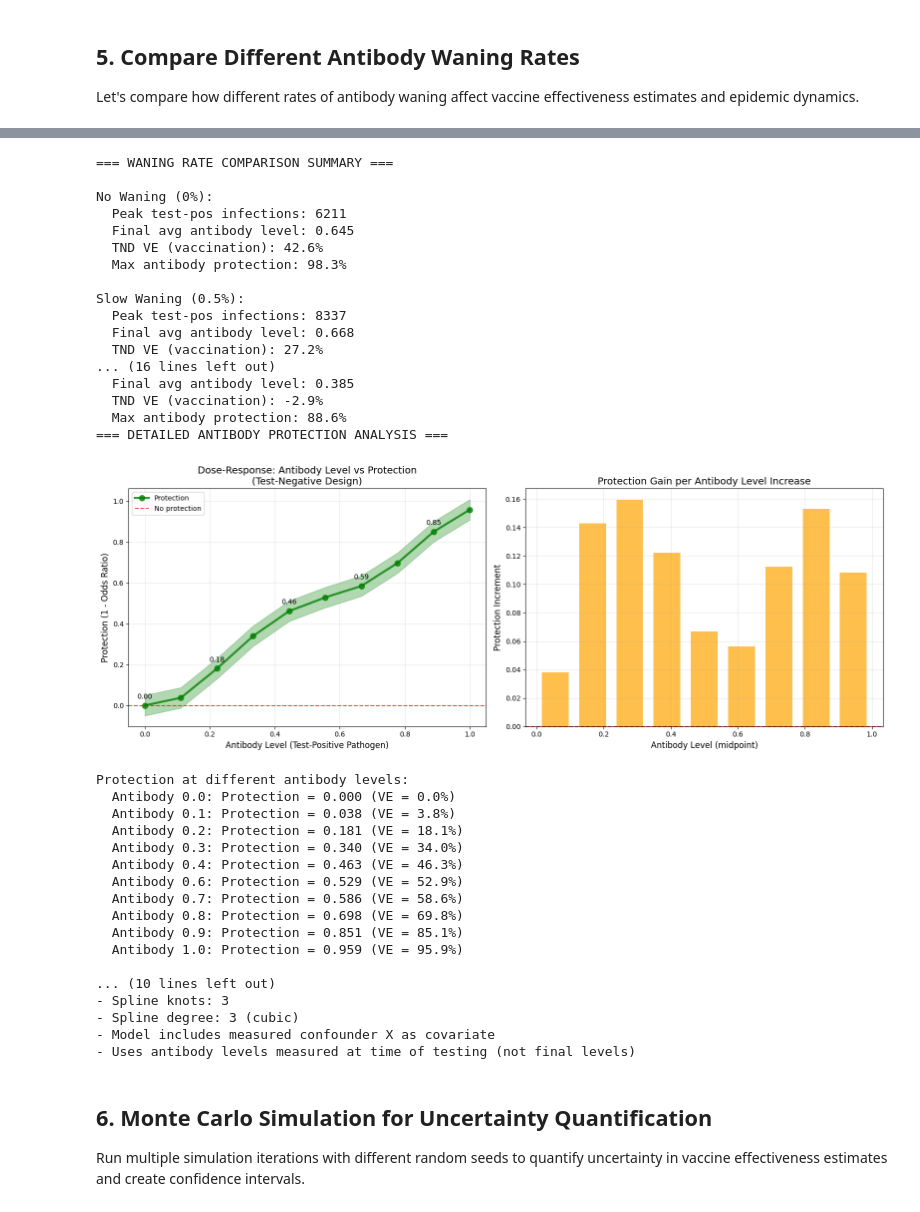
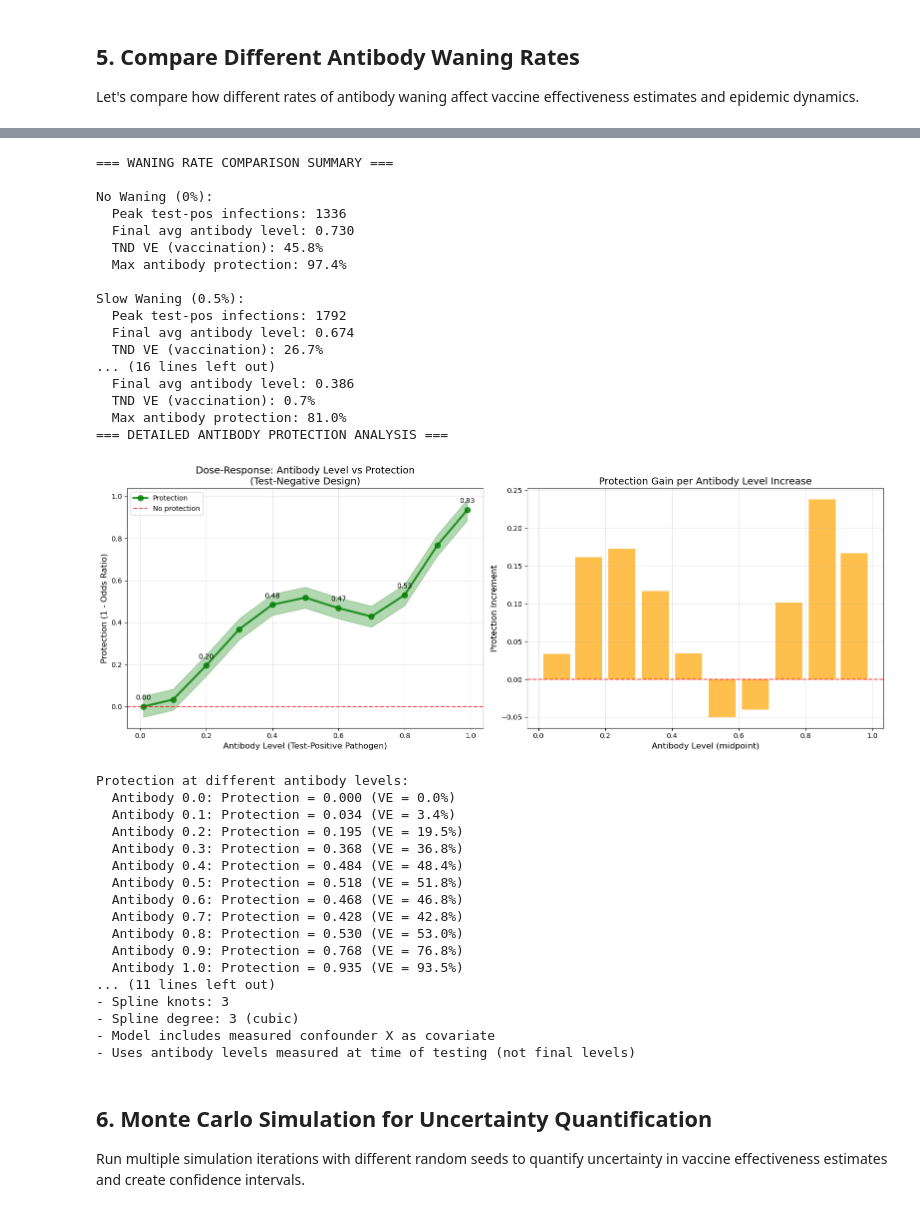
Before and after one commit to boyercb/antibody-tnd, a Jupyter notebook: test_negative_antibody_simulation.ipynb, the cells around one changed output, grey strips where cells are left out. Cells and saved outputs as stored; diff of their text form; code cells hidden in the pictures.

```diff
--- a/test_negative_antibody_simulation.ipynb
+++ b/test_negative_antibody_simulation.ipynb
@@ -60,7 +62,7 @@ Define the default parameters for our test-negative design simulation, including
 # %%
 # Default simulation parameters
 PARAMS = {
-    'num_nodes': 50000,                     # Size of the population
+    'num_nodes': 10000,                     # Size of the population
     'edges_per_node': 10,                   # Average connections per person
     'infection_prob': (0.03, 0.04),        # Base infection probabilities (test_neg, test_pos)
     'recovery_prob': (0.15, 0.15),         # Recovery probabilities per time step
@@ -70,9 +72,10 @@ PARAMS = {
     'steps': 60,                          # Number of time steps to simulate
 
     # Antibody parameters
-    'antibody_max_vacc': 1,              # Maximum antibody level from vaccination
-    'antibody_max_inf': 1,               # Maximum antibody level from infection
+    'antibody_max_vacc': 0.99,              # Maximum antibody level from vaccination
+    'antibody_max_inf': 0.99,               # Maximum antibody level from infection
     'antibody_waning': 0.015,              # Antibody waning per time step (1.5% per step)
+    'scaled_logit': False
 }
 
 print("Simulation Parameters:")
@@ -371,15 +405,15 @@ for waning_name, waning_rate in waning_rates.items():
     else:
         print(f"  TND VE: Could not estimate")
 
-    if results['protection_test_negative_design'] is not None:
+    if results['protection_spline'] is not None:
         # Calculate protection at high antibody level (0.8)
-        high_ab_protection = results['protection_test_negative_design'][8] * 100  # Index 8 ≈ 0.8 antibody level
+        high_ab_protection = results['protection_spline'][8] * 100  # Index 8 ≈ 0.8 antibody level
         print(f"  Protection at high antibody (80%): {high_ab_protection:.1f}%")
 
 # Create comparison visualizations
 fig, ((ax1, ax2), (ax3, ax4)) = plt.subplots(2, 2, figsize=(16, 12))
 
-# Colors for different waning rates
+#Colors for different waning rates
 colors = plt.cm.viridis(np.linspace(0, 1, len(waning_rates)))
 
 # Plot 1: Test-positive pathogen infections over time
@@ -438,11 +472,11 @@ else:
     ax3.text(0.5, 0.5, 'No valid VE estimates', ha='center', va='center', transform=ax3.transAxes)
     ax3.set_title('Test-Negative Design VE by Waning Rate')
 
-# Plot 4: Antibody-based protection curves
+#Plot 4: Antibody-based protection curves
 for i, (name, rate) in enumerate(waning_rates.items()):
-    if waning_results[name]['protection_test_negative_design'] is not None:
+    if waning_results[name]['protection_spline'] is not None:
         antibody_grid = waning_results[name]['antibody_grid']
-        protection = waning_results[name]['protection_test_negative_design']
+        protection = waning_results[name]['protection_spline']
         ax4.plot(antibody_grid, protection, label=name, linewidth=2, alpha=0.8, color=colors[i])
 
 ax4.set_xlabel('Antibody Level')
@@ -473,17 +507,17 @@ for name in waning_names:
     else:
         print(f"  TND VE: Could not estimate")
 
-    if results['protection_test_negative_design'] is not None:
-        max_protection = max(results['protection_test_negative_design']) * 100
+    if results['protection_spline'] is not None:
+        max_protection = max(results['protection_spline']) * 100
         print(f"  Max antibody protection: {max_protection:.1f}%")
 
 
-# Analyze the antibody-based protection curves in detail
+#Analyze the antibody-based protection curves in detail
 print("=== DETAILED ANTIBODY PROTECTION ANALYSIS ===")
 
-if results_basic['protection_test_negative_design'] is not None:
+if results_basic['protection_spline'] is not None:
     antibody_grid = results_basic['antibody_grid']
-    protection = results_basic['protection_test_negative_design']
+    protection = results_basic['protection_spline']
 
     # Create detailed analysis plot
     fig, (ax1, ax2) = plt.subplots(1, 2, figsize=(16, 6))
@@ -568,34 +602,34 @@ Running: Slow Waning (0.5%)
 === WANING RATE COMPARISON SUMMARY ===
 
 No Waning (0%):
-  Peak test-pos infections: 6211
-  Final avg antibody level: 0.645
-  TND VE (vaccination): 42.6%
-  Max antibody protection: 98.3%
+  Peak test-pos infections: 1336
+  Final avg antibody level: 0.730
+  TND VE (vaccination): 45.8%
+  Max antibody protection: 97.4%
 
 Slow Waning (0.5%):
-  Peak test-pos infections: 8337
-  Final avg antibody level: 0.668
-  TND VE (vaccination): 27.2%
+  Peak test-pos infections: 1792
+  Final avg antibody level: 0.674
+  TND VE (vaccination): 26.7%
 ... (16 lines left out)
-  Final avg antibody level: 0.385
-  TND VE (vaccination): -2.9%
-  Max antibody protection: 88.6%
+  Final avg antibody level: 0.386
+  TND VE (vaccination): 0.7%
+  Max antibody protection: 81.0%
 === DETAILED ANTIBODY PROTECTION ANALYSIS ===
-[figure, old version]
+[figure, new version]
 Protection at different antibody levels:
   Antibody 0.0: Protection = 0.000 (VE = 0.0%)
-  Antibody 0.1: Protection = 0.038 (VE = 3.8%)
-  Antibody 0.2: Protection = 0.181 (VE = 18.1%)
-  Antibody 0.3: Protection = 0.340 (VE = 34.0%)
-  Antibody 0.4: Protection = 0.463 (VE = 46.3%)
-  Antibody 0.6: Protection = 0.529 (VE = 52.9%)
-  Antibody 0.7: Protection = 0.586 (VE = 58.6%)
-  Antibody 0.8: Protection = 0.698 (VE = 69.8%)
-  Antibody 0.9: Protection = 0.851 (VE = 85.1%)
-  Antibody 1.0: Protection = 0.959 (VE = 95.9%)
-
-... (10 lines left out)
+  Antibody 0.1: Protection = 0.034 (VE = 3.4%)
+  Antibody 0.2: Protection = 0.195 (VE = 19.5%)
+  Antibody 0.3: Protection = 0.368 (VE = 36.8%)
+  Antibody 0.4: Protection = 0.484 (VE = 48.4%)
+  Antibody 0.5: Protection = 0.518 (VE = 51.8%)
+  Antibody 0.6: Protection = 0.468 (VE = 46.8%)
+  Antibody 0.7: Protection = 0.428 (VE = 42.8%)
+  Antibody 0.8: Protection = 0.530 (VE = 53.0%)
+  Antibody 0.9: Protection = 0.768 (VE = 76.8%)
+  Antibody 1.0: Protection = 0.935 (VE = 93.5%)
+... (11 lines left out)
 - Spline knots: 3
 - Spline degree: 3 (cubic)
 - Model includes measured confounder X as covariate
```
Also changed, not shown: parts of 12 cells of this notebook, 2 other files.
